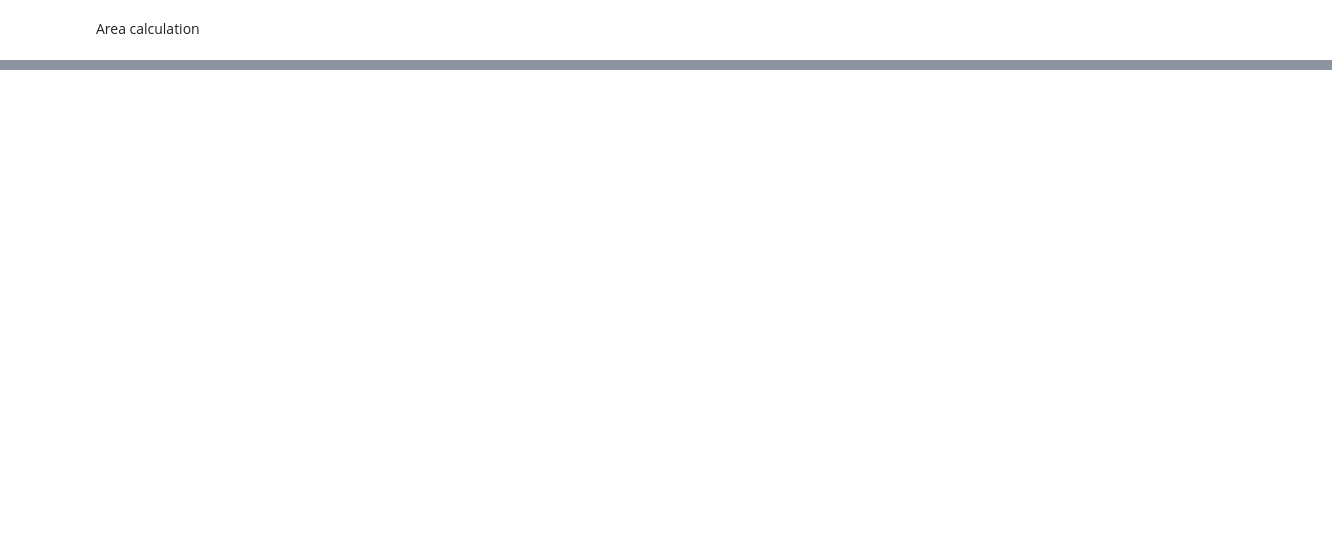
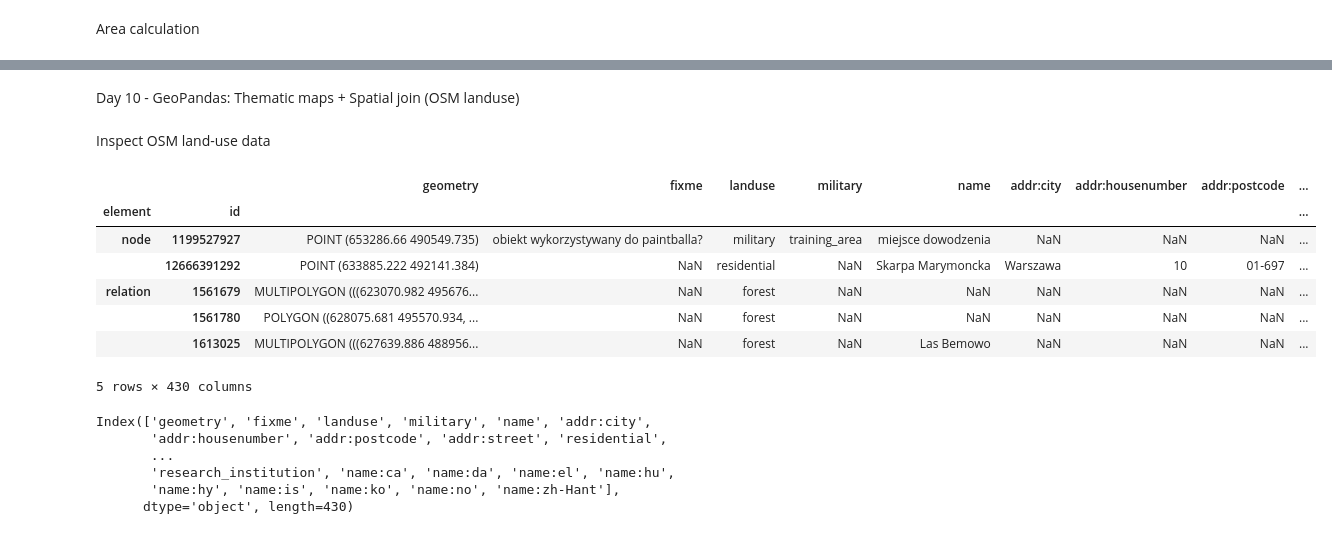
Before and after one commit to piaseckazaneta/Python, a Jupyter notebook: Python_Day1.ipynb, the cells around one changed output, grey strips where cells are left out. Cells and saved outputs as stored; diff of their text form; code cells hidden in the pictures; blank space fills up the shorter version.

```diff
--- a/Python_Day1.ipynb
+++ b/Python_Day1.ipynb
@@ -883,0 +884,24 @@ relation 5126911           retail      NaN
+# %% [markdown]
+Day 10 - GeoPandas: Thematic maps + Spatial join (OSM landuse)
+# %% [markdown]
+Inspect OSM land-use data
+# %%
+osm_landuse.head()
+# %% [output]
+|  |  | geometry | fixme | landuse | military | name | addr:city | addr:housenumber | addr:postcode | ... |
+| element | id |  |  |  |  |  |  |  |  | ... |
+| node | 1199527927 | POINT (653286.66 490549.735) | obiekt wykorzystywany do paintballa? | military | training_area | miejsce dowodzenia | NaN | NaN | NaN | ... |
+|  | 12666391292 | POINT (633885.222 492141.384) | NaN | residential | NaN | Skarpa Marymoncka | Warszawa | 10 | 01-697 | ... |
+| relation | 1561679 | MULTIPOLYGON (((623070.982 495676... | NaN | forest | NaN | NaN | NaN | NaN | NaN | ... |
+|  | 1561780 | POLYGON ((628075.681 495570.934, ... | NaN | forest | NaN | NaN | NaN | NaN | NaN | ... |
+|  | 1613025 | MULTIPOLYGON (((627639.886 488956... | NaN | forest | NaN | Las Bemowo | NaN | NaN | NaN | ... |
+5 rows × 430 columns
+# %%
+osm_landuse.columns
+# %% [output]
+Index(['geometry', 'fixme', 'landuse', 'military', 'name', 'addr:city',
+       'addr:housenumber', 'addr:postcode', 'addr:street', 'residential',
+       ...
+       'research_institution', 'name:ca', 'name:da', 'name:el', 'name:hu',
+       'name:hy', 'name:is', 'name:ko', 'name:no', 'name:zh-Hant'],
+      dtype='object', length=430)
```
Also changed, not shown: parts of 19 cells of this notebook.
